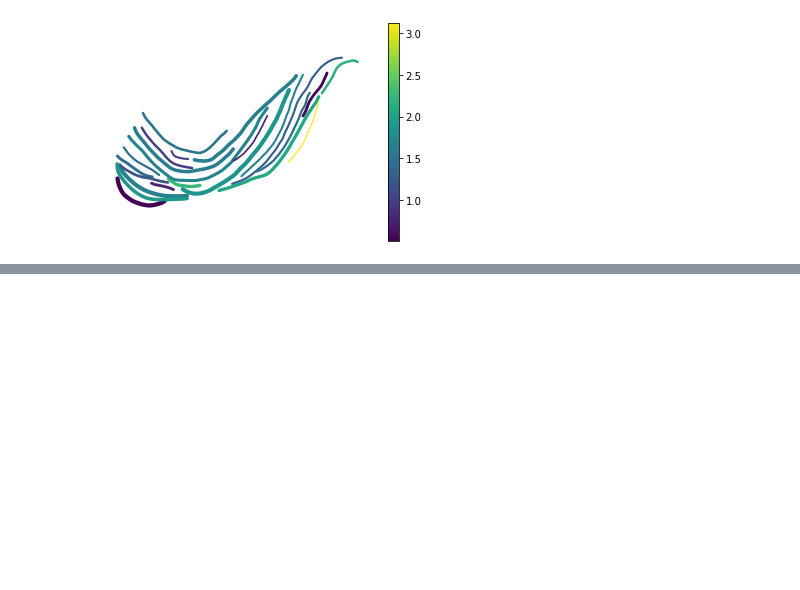
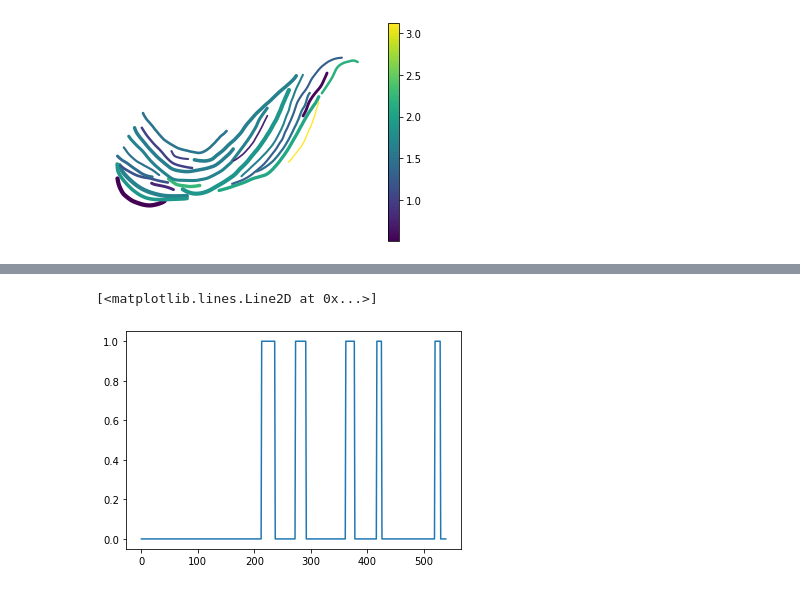
Before and after one commit to tamu-edu/scrollstats, a Jupyter notebook: RidgeMetricDevelopment.ipynb, the cells around one changed output, grey strips where cells are left out. Drawn from its saved outputs; the diff is of its cells as text; code cells hidden in the pictures; blank space fills up the shorter version.

```diff
--- a/RidgeMetricDevelopment.ipynb
+++ b/RidgeMetricDevelopment.ipynb
@@ -576,0 +782,5 @@ ax.set_axis_off()
+# %%
+plt.plot(labels)
+# %% [output]
+[<matplotlib.lines.Line2D at 0x...>]
+[figure, added]
```
Also changed, not shown: parts of 17 cells of this notebook.
